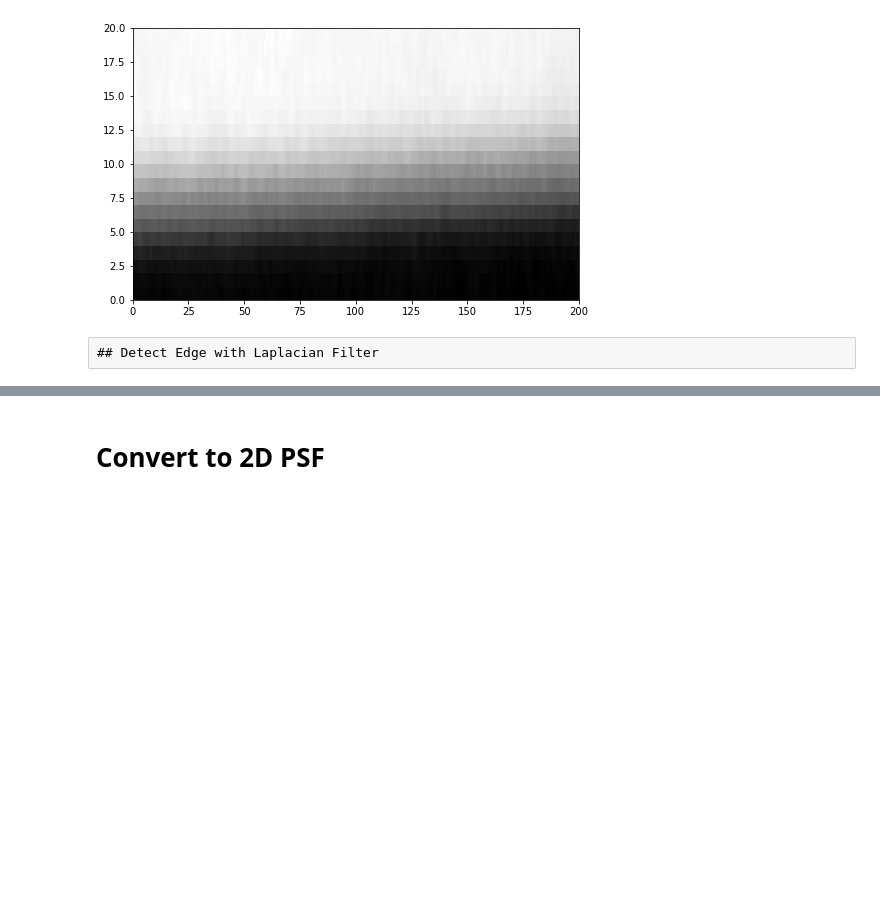
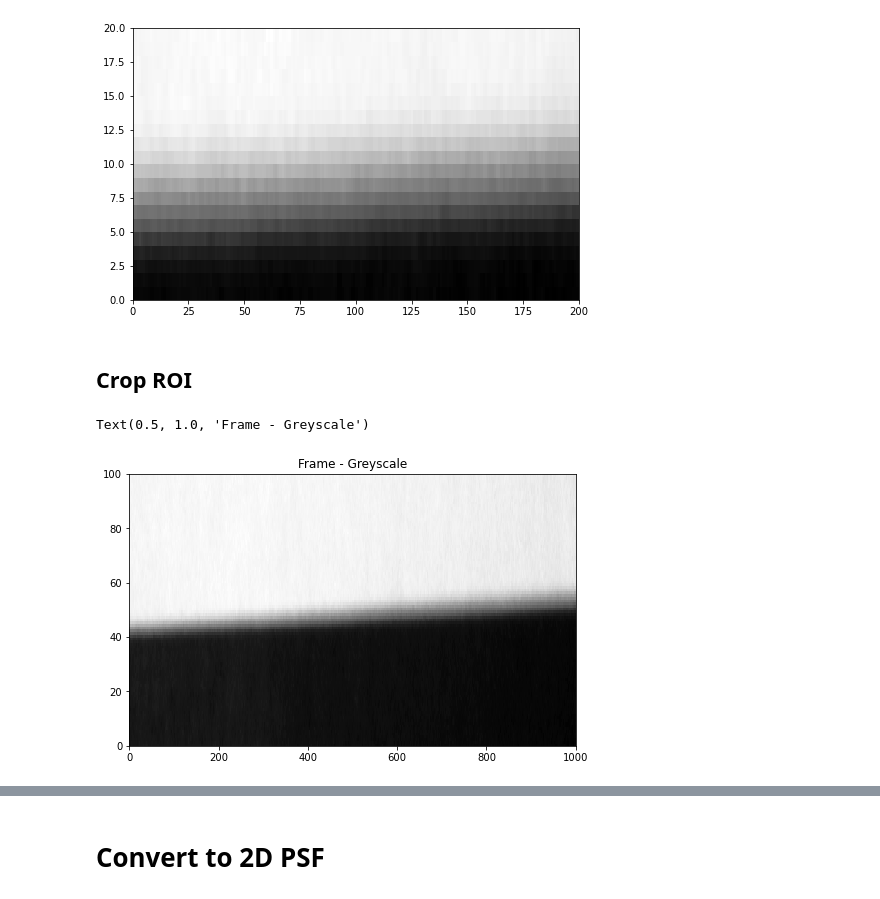
Before and after one commit to vdutell/st-bravo_analysis, a Jupyter notebook: 0b. Calibration_MTF_SlantEdge.ipynb, the cells around one changed output, grey strips where cells are left out. Cells and saved outputs as stored; diff of their text form; code cells hidden in the pictures; blank space fills up the shorter version.

```diff
--- a/0b. Calibration_MTF_SlantEdge.ipynb
+++ b/0b. Calibration_MTF_SlantEdge.ipynb
@@ -226,5 +217,13 @@ plt.pcolormesh(crop,cmap='Greys_r')
 # %% [output]
 <matplotlib.collections.QuadMesh at 0x...>
 [figure]
-# %% [raw]
-## Detect Edge with Laplacian Filter
+# %% [markdown]
+## Crop ROI
+# %%
+frame_grey = frame_grey[650:750,:1000]
+#plt.figure(figsize=(12,12))
+plt.pcolormesh(frame_grey,cmap='Greys_r')
+plt.title('Frame - Greyscale')
+# %% [output]
+Text(0.5, 1.0, 'Frame - Greyscale')
+[figure, added]
```
Also changed, not shown: parts of 21 cells of this notebook.
